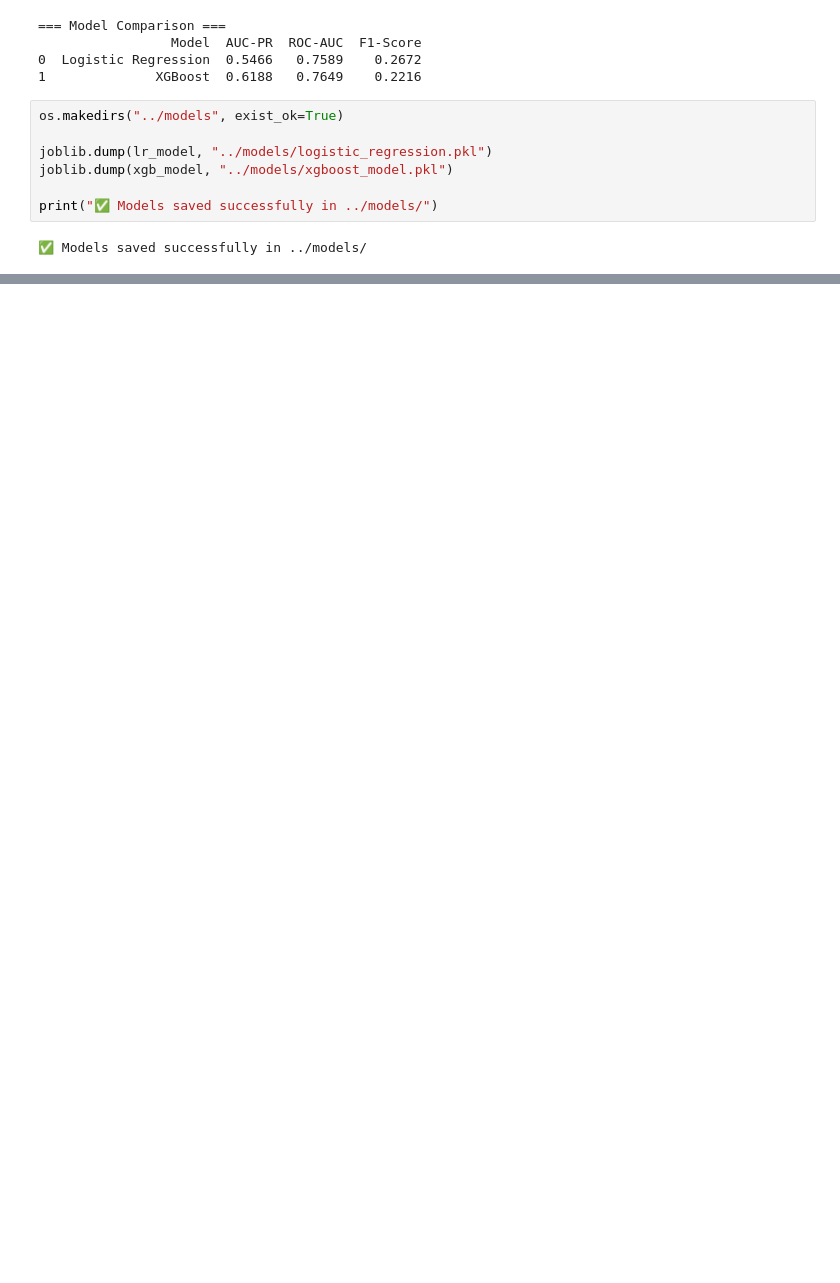
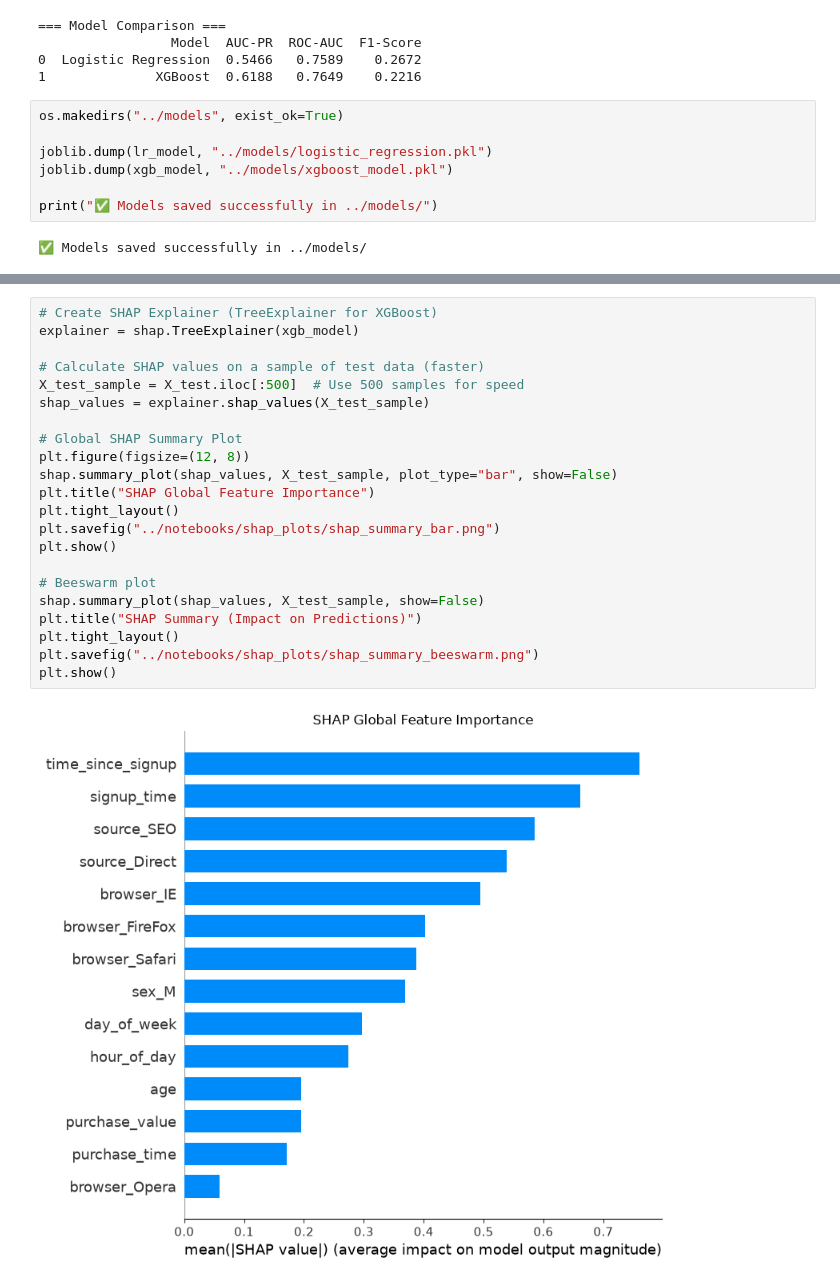
Before and after one commit to Dagi0808/fraud-detection-interim2, a Jupyter notebook: notebooks/eda_creditcard.ipynb, the cells around one changed output, grey strips where cells are left out. Cells and saved outputs as stored; diff of their text form; blank space fills up the shorter version.

```diff
--- a/notebooks/eda_creditcard.ipynb
+++ b/notebooks/eda_creditcard.ipynb
@@ -244,0 +292,24 @@ print("✅ Models saved successfully in ../models/")
+# %%
+# Create SHAP Explainer (TreeExplainer for XGBoost)
+explainer = shap.TreeExplainer(xgb_model)
+
+# Calculate SHAP values on a sample of test data (faster)
+X_test_sample = X_test.iloc[:500]  # Use 500 samples for speed
+shap_values = explainer.shap_values(X_test_sample)
+
+# Global SHAP Summary Plot
+plt.figure(figsize=(12, 8))
+shap.summary_plot(shap_values, X_test_sample, plot_type="bar", show=False)
+plt.title("SHAP Global Feature Importance")
+plt.tight_layout()
+plt.savefig("../notebooks/shap_plots/shap_summary_bar.png")
+plt.show()
+
+# Beeswarm plot
+shap.summary_plot(shap_values, X_test_sample, show=False)
+plt.title("SHAP Summary (Impact on Predictions)")
+plt.tight_layout()
+plt.savefig("../notebooks/shap_plots/shap_summary_beeswarm.png")
+plt.show()
+# %% [output]
+[figure, added]
```
Also changed, not shown: parts of 7 cells of this notebook.
